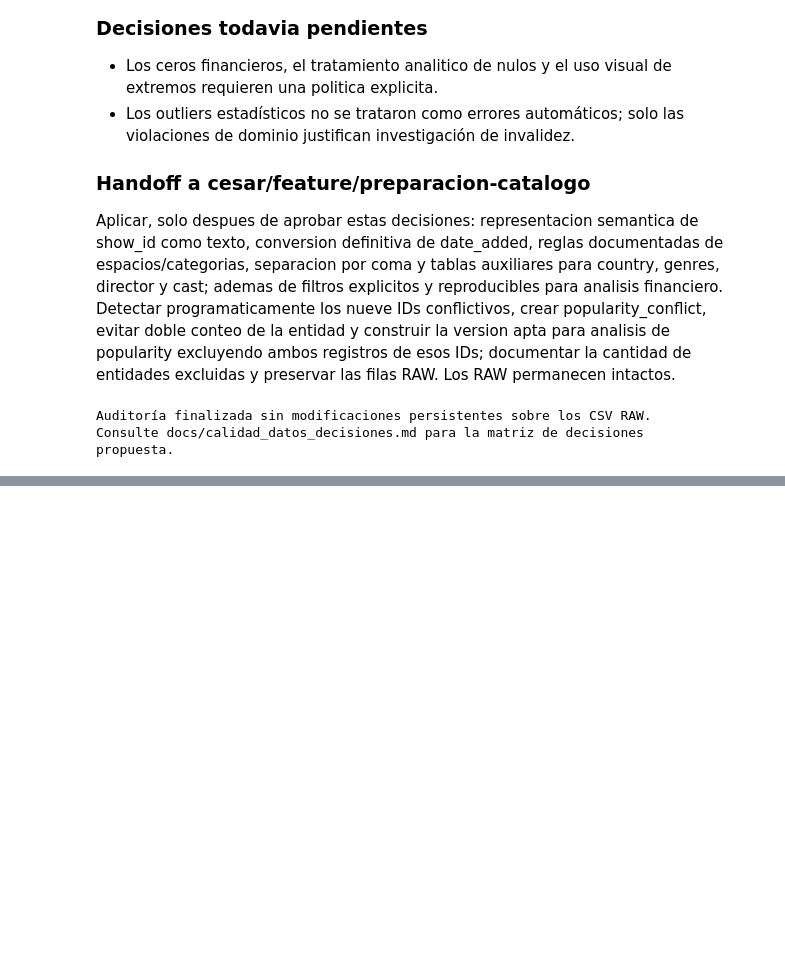
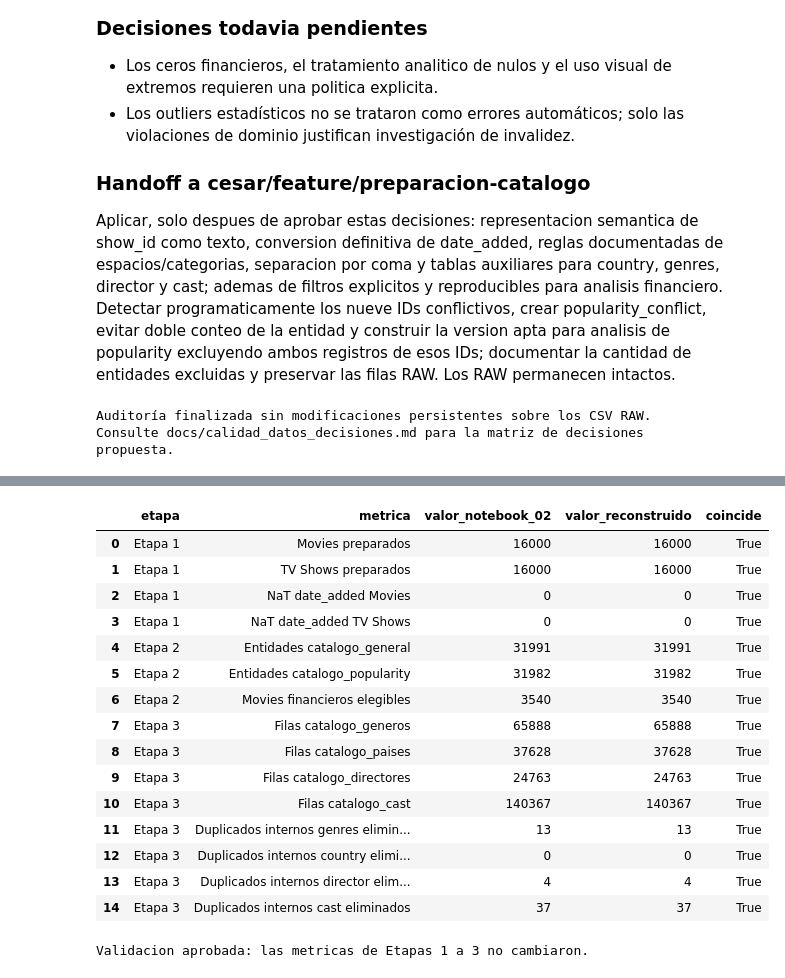
Before and after one commit to Cesitar16/streamview-analytics-visualizacion-datos, a Jupyter notebook: notebooks/02_limpieza_preparacion.ipynb, the cells around one changed output, grey strips where cells are left out. Cells and saved outputs as stored; diff of their text form; code cells hidden in the pictures; blank space fills up the shorter version.

```diff
--- a/notebooks/02_limpieza_preparacion.ipynb
+++ b/notebooks/02_limpieza_preparacion.ipynb
@@ -424,0 +616,10 @@ Consulte docs/calidad_datos_decisiones.md para la matriz de decisiones propuesta
+# %%
+catalogo_generos, duplicados_generos_eliminados = explode_multivalue_column(catalogo_general, 'genres', 'genre')
+catalogo_paises, duplicados_paises_eliminados = explode_multivalue_column(catalogo_general, 'country', 'country')
+catalogo_directores, duplicados_directores_eliminados = explode_multivalue_column(catalogo_general, 'director', 'director')
+catalogo_cast, duplicados_cast_eliminados = explode_multivalue_column(catalogo_general, 'cast', 'actor')
+
+display(catalogo_generos.head())
+display(catalogo_paises.head())
+display(catalogo_directores.head())
+display(catalogo_cast.head())
@@ -424,0 +692,44 @@ Consulte docs/calidad_datos_decisiones.md para la matriz de decisiones propuesta
+# %%
+reconstructed_views = build_catalog_views(MOVIES_PATH, TV_SHOWS_PATH)
+reconstructed_duplicates = reconstructed_views['auxiliary_duplicates_removed']
+
+regression_checks = [
+    ('Etapa 1', 'Movies preparados', len(movies_prepared), len(reconstructed_views['movies_prepared'])),
+    ('Etapa 1', 'TV Shows preparados', len(tv_prepared), len(reconstructed_views['tv_prepared'])),
+    ('Etapa 1', 'NaT date_added Movies', int(movies_prepared['date_added'].isna().sum()), int(reconstructed_views['movies_prepared']['date_added'].isna().sum())),
+    ('Etapa 1', 'NaT date_added TV Shows', int(tv_prepared['date_added'].isna().sum()), int(reconstructed_views['tv_prepared']['date_added'].isna().sum())),
+    ('Etapa 2', 'Entidades catalogo_general', len(catalogo_general), len(reconstructed_views['catalogo_general'])),
+    ('Etapa 2', 'Entidades catalogo_popularity', len(catalogo_popularity), len(reconstructed_views['catalogo_popularity'])),
+    ('Etapa 2', 'Movies financieros elegibles', len(movies_financial_valid), len(reconstructed_views['movies_financial_valid'])),
+    ('Etapa 3', 'Filas catalogo_generos', len(catalogo_generos), len(reconstructed_views['catalogo_generos'])),
+    ('Etapa 3', 'Filas catalogo_paises', len(catalogo_paises), len(reconstructed_views['catalogo_paises'])),
+    ('Etapa 3', 'Filas catalogo_directores', len(catalogo_directores), len(reconstructed_views['catalogo_directores'])),
+    ('Etapa 3', 'Filas catalogo_cast', len(catalogo_cast), len(reconstructed_views['catalogo_cast'])),
+    ('Etapa 3', 'Duplicados internos genres eliminados', duplicados_generos_eliminados, reconstructed_duplicates['catalogo_generos']),
+    ('Etapa 3', 'Duplicados internos country eliminados', duplicados_paises_eliminados, reconstructed_duplicates['catalogo_paises']),
+    ('Etapa 3', 'Duplicados internos director eliminados', duplicados_directores_eliminados, reconstructed_duplicates['catalogo_directores']),
+    ('Etapa 3', 'Duplicados internos cast eliminados', duplicados_cast_eliminados, reconstructed_duplicates['catalogo_cast']),
+]
+stage_1_3_regression_validation = pd.DataFrame(regression_checks, columns=['etapa', 'metrica', 'valor_notebook_02', 'valor_reconstruido'])
+stage_1_3_regression_validation['coincide'] = stage_1_3_regression_validation['valor_notebook_02'].eq(stage_1_3_regression_validation['valor_reconstruido'])
+assert stage_1_3_regression_validation['coincide'].all(), 'La reconstruccion reutilizable cambio una metrica aprobada.'
+display(stage_1_3_regression_validation)
+print('Validacion aprobada: las metricas de Etapas 1 a 3 no cambiaron.')
+# %% [output]
+|  | etapa | metrica | valor_notebook_02 | valor_reconstruido | coincide |
+| 0 | Etapa 1 | Movies preparados | 16000 | 16000 | True |
+| 1 | Etapa 1 | TV Shows preparados | 16000 | 16000 | True |
+| 2 | Etapa 1 | NaT date_added Movies | 0 | 0 | True |
+| 3 | Etapa 1 | NaT date_added TV Shows | 0 | 0 | True |
+| 4 | Etapa 2 | Entidades catalogo_general | 31991 | 31991 | True |
+| 5 | Etapa 2 | Entidades catalogo_popularity | 31982 | 31982 | True |
+| 6 | Etapa 2 | Movies financieros elegibles | 3540 | 3540 | True |
+| 7 | Etapa 3 | Filas catalogo_generos | 65888 | 65888 | True |
+| 8 | Etapa 3 | Filas catalogo_paises | 37628 | 37628 | True |
+| 9 | Etapa 3 | Filas catalogo_directores | 24763 | 24763 | True |
+| 10 | Etapa 3 | Filas catalogo_cast | 140367 | 140367 | True |
+| 11 | Etapa 3 | Duplicados internos genres elimin... | 13 | 13 | True |
+| 12 | Etapa 3 | Duplicados internos country elimi... | 0 | 0 | True |
+| 13 | Etapa 3 | Duplicados internos director elim... | 4 | 4 | True |
+| 14 | Etapa 3 | Duplicados internos cast eliminados | 37 | 37 | True |
+Validacion aprobada: las metricas de Etapas 1 a 3 no cambiaron.
```
Also changed, not shown: parts of 17 cells of this notebook, 8 other files.
